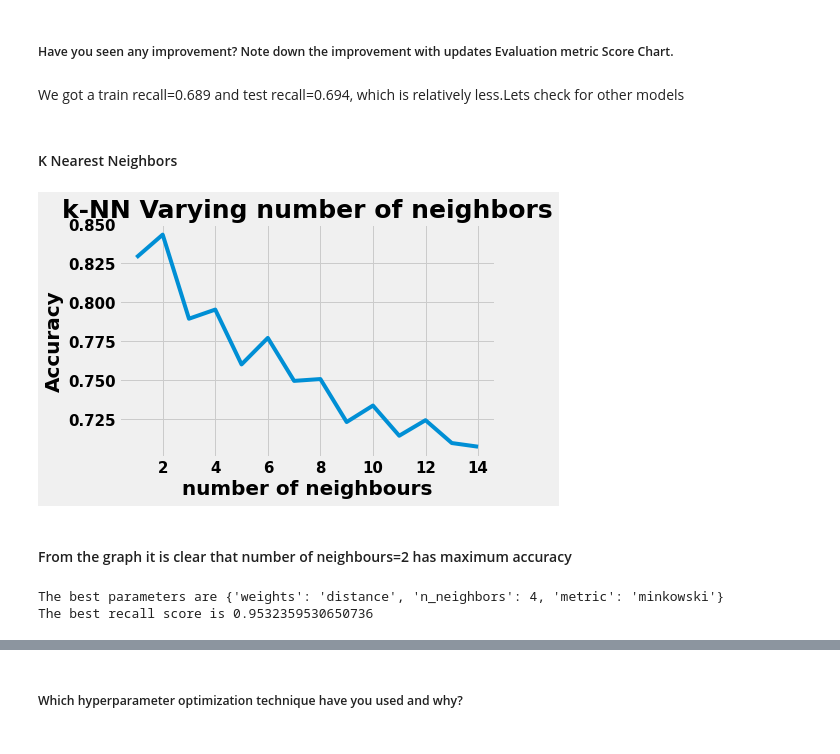
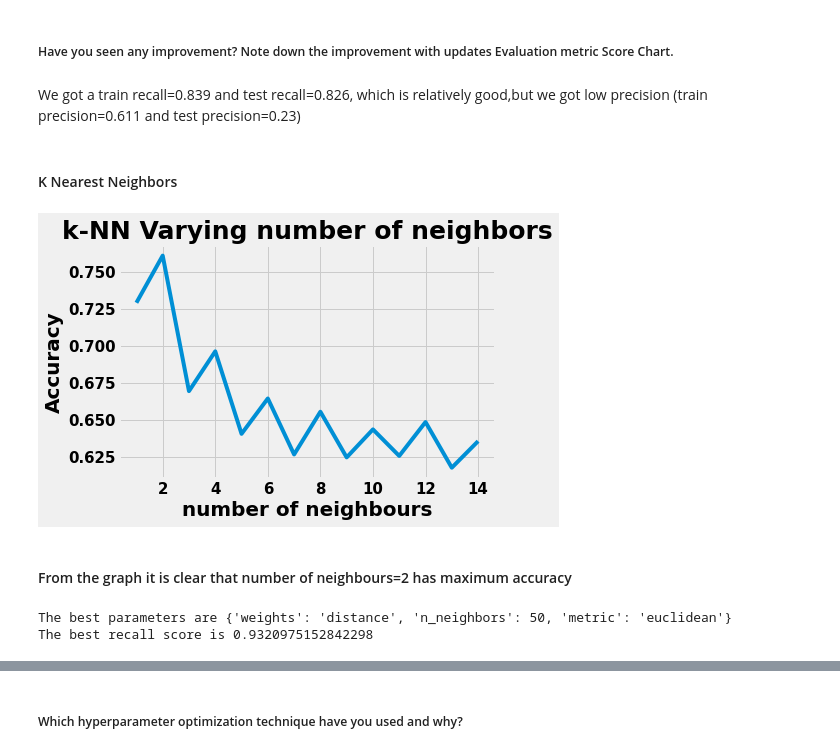
Before and after one commit to 7-sumit/Cardiovascular-Risk-Prediction, a Jupyter notebook: Cardiovascular_Risk_Prediction.ipynb, the cells around one changed output, grey strips where cells are left out. Drawn from its saved outputs; the diff is of its cells as text; code cells hidden in the pictures.

```diff
--- a/Cardiovascular_Risk_Prediction.ipynb
+++ b/Cardiovascular_Risk_Prediction.ipynb
@@ -1063,11 +1103,11 @@ num_col = ['age','cigs_per_day','total_cholesterol','pulse_pressure', 'bmi', 'he
 for col in num_col:
   plt.figure(figsize=(12,6))
   plt.subplot(121)
-  sns.distplot(df3[col])
+  sns.distplot(X_train[col])
   plt.title(col+'PDF')
 
   plt.subplot(122)
-  stats.probplot(df3[col],dist='norm',plot=plt)
+  stats.probplot(X_train[col],dist='norm',plot=plt)
   plt.title(col+' QQ Plot')
   plt.show()
 # %% [output]
@@ -1101,7 +1141,8 @@ trf = FunctionTransformer(func=np.log1p)
 
 # Applying log transformation on numerical features
 for col in num_col:
- df3[col] = trf.fit_transform(df3[col])
+ X_train[col] = trf.fit_transform(X_train[col])
+ X_test[col] = trf.transform(X_test[col])
 # %%
 # checking for distribution in continuous features in train data
 for col in num_col:
@@ -1286,0 +1283,6 @@ We have used standard scalar to get our data to range from -3 to 3 to get approx
+# %%
+from imblearn.over_sampling import SMOTE
+smote = SMOTE()
+
+# fit predictor and target variable
+X_train_smote, y_train_smote = smote.fit_resample(X_train_scaled, y_train)
@@ -1401,7 +1417,7 @@ def model_report(model_cv,model_name):
 ####Cross- Validation & Hyperparameter Tuning
 # %%
 # Training logistic model
-logistic_model = LogisticRegression()
+logistic_model = LogisticRegression(class_weight={0:0.4,1:0.6})
 
 # Defining parameters grid for randomized search
 params = {'penalty' : ['l1', 'l2', 'elasticnet', 'none'],
@@ -1412,7 +1428,7 @@ params = {'penalty' : ['l1', 'l2', 'elasticnet', 'none'],
 # Hyperparameter tuning
 random_search = RandomizedSearchCV(estimator=logistic_model,param_distributions=params,cv =StratifiedKFold(), scoring='recall',random_state=42)
 
-random_search.fit(X_train_scaled,y_train)
+random_search.fit(X_train_smote,y_train_smote)
 
 print(f'The best parameters are {random_search.best_params_}')
 print(f'The best recall score is {random_search.best_score_}')
@@ -1451,27 +1467,27 @@ Randomized Search is the cross validation technique used.Reason for using it is
 # %% [markdown]
 ##### Have you seen any improvement? Note down the improvement with updates Evaluation metric Score Chart.
 # %% [markdown]
-We got a train recall=0.689 and test recall=0.694, which is relatively less.Lets check for other models
+We got a train recall=0.839 and test recall=0.826, which is relatively good,but we got low precision (train precision=0.611 and test precision=0.23)
 # %% [markdown]
 #### K Nearest Neighbors
 # %%
 # Checking the optimum value of the k:
 accuracy=[]
 
 # Iteratig for the optimum values of k
 for i in range(1,15):
   knn=KNeighborsClassifier(n_neighbors=i)
-  knn.fit(X_train_scaled,y_train)
+  knn.fit(X_train_smote,y_train_smote)
   accuracy.append(knn.score(X_test_scaled, y_test))
 
 #plotting the k-value vs accuracy
 plt.title('k-NN Varying number of neighbors')
 plt.plot(range(1,15), accuracy)
 plt.xlabel('number of neighbours')
 plt.ylabel('Accuracy')
 plt.show()
 # %% [output]
-[figure, old version]
+[figure, new version]
 # %% [markdown]
 #### From the graph it is clear that number of neighbours=2 has maximum accuracy
 # %%
@@ -1479,20 +1495,20 @@ plt.show()
 knn_model = KNeighborsClassifier()
 
 # Defining parameters grid for randomized search
-params = { 'n_neighbors' : [2,3,4,5,6,7,8,9,10],
+params = { 'n_neighbors' : [50,53,55,57,59,61],
                'weights' : ['uniform','distance'],
                'metric' : ['minkowski','euclidean','manhattan']}
 
 # Hyperparameter tuning
 random_search = RandomizedSearchCV(estimator=knn_model,param_distributions=params,cv =StratifiedKFold(), scoring='recall',random_state=42)
 
-random_search.fit(X_train_scaled,y_train)
+random_search.fit(X_train_smote,y_train_smote)
 
 print(f'The best parameters are {random_search.best_params_}')
 print(f'The best recall score is {random_search.best_score_}')
 # %% [output]
-The best parameters are {'weights': 'distance', 'n_neighbors': 4, 'metric': 'minkowski'}
-The best recall score is 0.9532359530650736
+The best parameters are {'weights': 'distance', 'n_neighbors': 50, 'metric': 'euclidean'}
+The best recall score is 0.9320975152842298
 # %%
 knn_cv = random_search.best_estimator_
 
```
Also changed, not shown: parts of 66 cells of this notebook.
